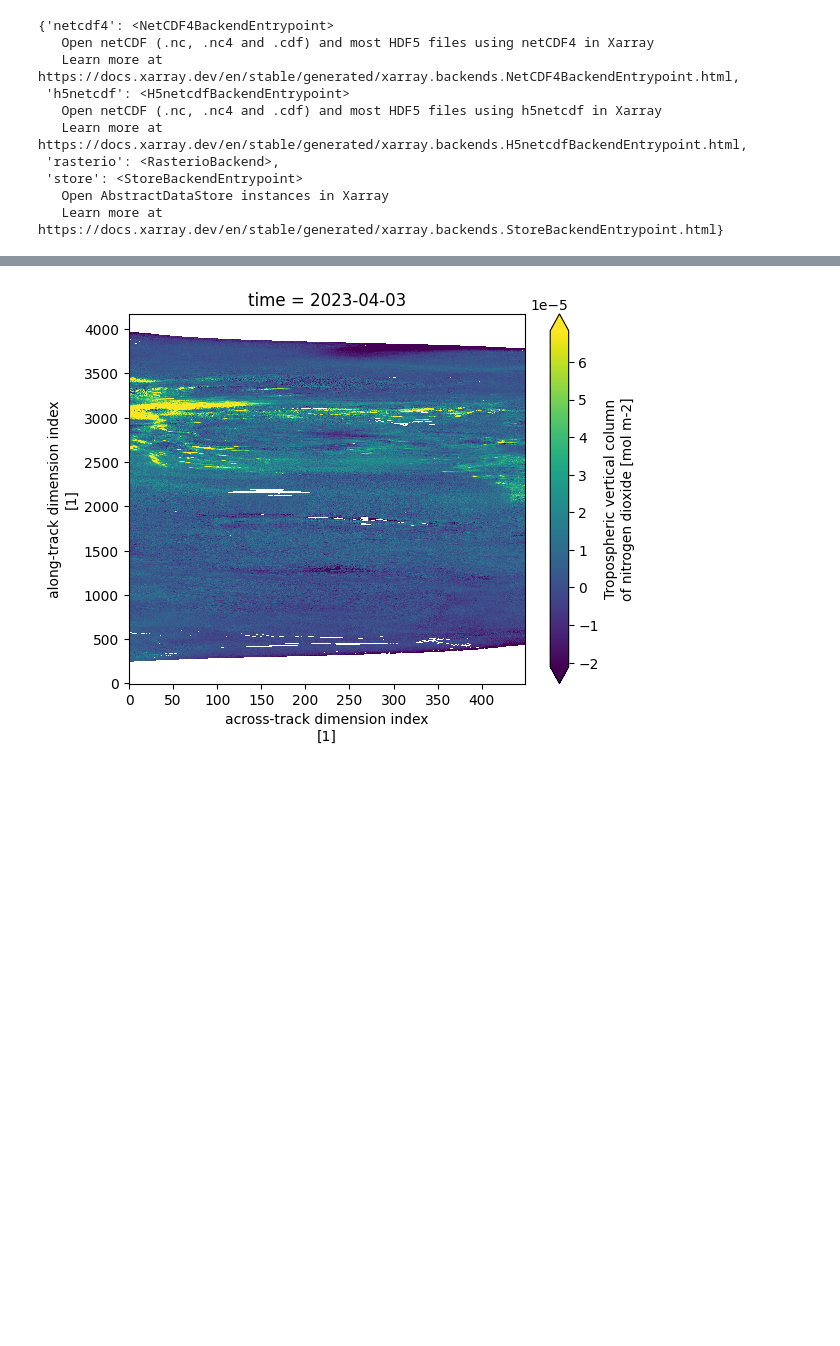
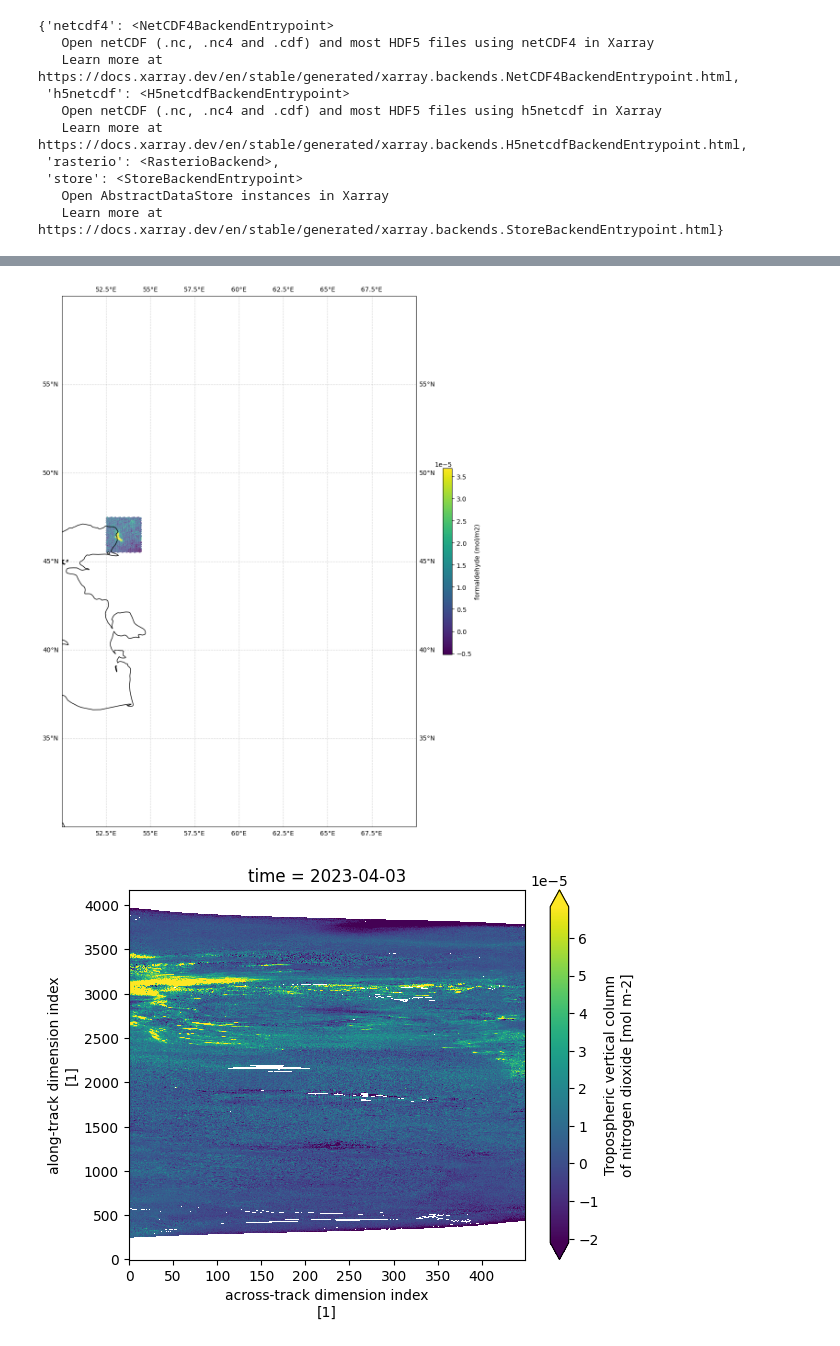
Before and after one commit to HannahNev/Planetary_Comp_2, a Jupyter notebook: Sent5p.ipynb, the cells around one changed output, grey strips where cells are left out. Drawn from its saved outputs; the diff is of its cells as text; code cells hidden in the pictures; blank space fills up the shorter version.

```diff
--- a/Sent5p.ipynb
+++ b/Sent5p.ipynb
@@ -78,3 +132,28 @@ xr.backends.list_engines()
+# %%
+lon = new["longitude"].values.squeeze()
+lat = new["latitude"].values.squeeze()
+formaldehyde = data.values
+
+fig = plt.figure(figsize=(15, 15))
+ax = fig.add_subplot(1, 1, 1, projection=ccrs.PlateCarree())
+ax.coastlines()
+ax.gridlines(crs=ccrs.PlateCarree(), draw_labels=True, alpha=0.5, linestyle="--")
+ax.set_extent([50, 70, 30, 60], crs=ccrs.PlateCarree())
+norm = matplotlib.colors.Normalize(vmin=vmin, vmax=vmax)
+scatter = plt.scatter(
+    lon,
+    lat,
+    c=formaldehyde,
+    transform=ccrs.PlateCarree(),
+    cmap="viridis",
+    norm=norm,
+    marker=".",
+    s=1,
+)
+fig.colorbar(scatter, pad=0.05, shrink=0.35, label="formaldehyde (mol/m2)")
+plt.show()
+# %% [output]
+[figure, added]
 # %%
 varname = "nitrogendioxide_tropospheric_column"
 data = ds[varname][0, :, :]
```
Also changed, not shown: parts of 43 cells of this notebook.
